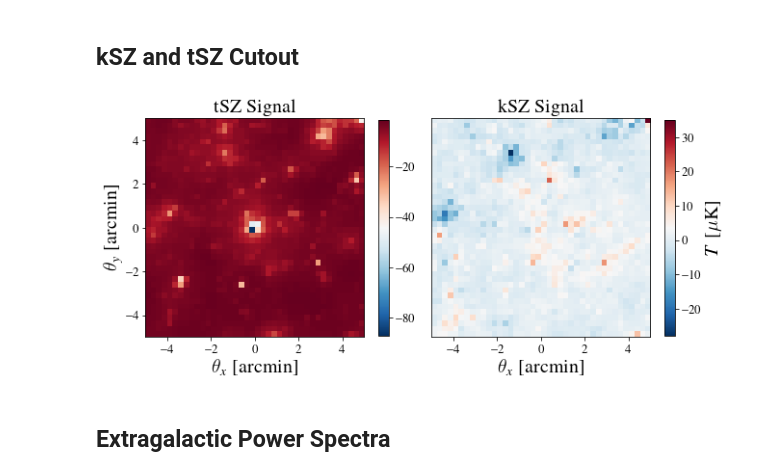
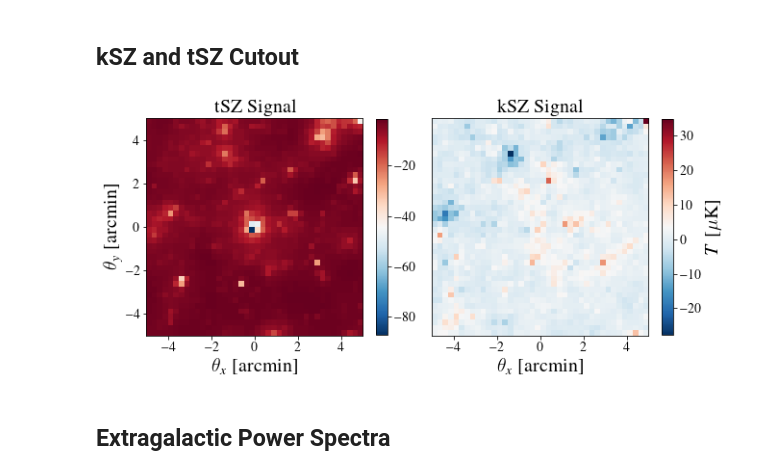
Before and after one commit to s6kelevy/cmb_lensing, a Jupyter notebook: chapter3.ipynb, the cells around one changed output. Saved outputs shown, nothing was run; the diff lists cells and outputs as text; code cells hidden in the pictures.

```diff
--- a/chapter3.ipynb
+++ b/chapter3.ipynb
@@ -11,6 +11,9 @@ from matplotlib import rc;rc('text', usetex=True);rc('font', weight='bold');matp
 rcParams['font.family'] = 'serif'
 rc('text.latex',preamble=r'\usepackage{/Volumes/Extreme_SSD/codes/master_thesis/code/configs/apjfonts}')
 from matplotlib.lines import Line2D
+sz_ft = 20
+sz_lb = 14
+color_arr = ['indigo', 'royalblue', 'lightseagreen', 'darkgreen', 'goldenrod', 'darkred']
 from cosmo import CosmoCalc
 import sims
 import tools
@@ -92,30 +93,29 @@ ksz_cutout = ksz_cutouts[1]
 # %%
 _, extent = tools.make_grid(map_params)
 fig, axarr = plt.subplots(1,2, figsize=(9,9))
-sz = 20
 
 im0 = axarr[0].imshow(tsz_cutout, extent = extent, cmap = cm.RdBu_r)
-cb0 = fig.colorbar(im0, ax = axarr[0], shrink = 0.345)
-cb0.ax.tick_params(labelsize=sz-7)
-axarr[0].set_xlabel(r'$\theta_x\ $'+'[arcmin]', fontsize = sz)
-axarr[0].set_ylabel(r'$\theta_y\ $'+'[arcmin]', fontsize = sz)
-axarr[0].set_title('tSZ Signal', fontsize = sz)
-axarr[0].tick_params(labelsize = sz-7)
+cb0 = fig.colorbar(im0, ax = axarr[0], shrink = 0.347)
+cb0.ax.tick_params(labelsize=sz_lb)
+axarr[0].set_xlabel(r'$\theta_x\ $'+'[arcmin]', fontsize = sz_ft)
+axarr[0].set_ylabel(r'$\theta_y\ $'+'[arcmin]', fontsize = sz_ft)
+axarr[0].set_title('tSZ Signal', fontsize = sz_ft)
+axarr[0].tick_params(labelsize = sz_lb)
 
 im1 = axarr[1].imshow(ksz_cutout, extent = extent, cmap = cm.RdBu_r)
-cb1 = fig.colorbar(im1, ax = axarr[1], shrink = 0.345)
-cb1.set_label(label=r'$T \ [\mu$'+'K]', size=sz)
-cb1.ax.tick_params(labelsize=sz-7)
-axarr[1].set_xlabel(r'$\theta_x\ $'+'[arcmin]', fontsize = sz)
-axarr[1].set_ylabel(r'$\theta_y\ $'+'[arcmin]', fontsize = sz)
-axarr[1].set_title('kSZ Signal', fontsize = sz)
+cb1 = fig.colorbar(im1, ax = axarr[1], shrink = 0.347)
+cb1.set_label(label=r'$T \ [\mu$'+'K]', size=sz_ft)
+cb1.ax.tick_params(labelsize=sz_lb)
+axarr[1].set_xlabel(r'$\theta_x\ $'+'[arcmin]', fontsize = sz_ft)
+axarr[1].set_ylabel(r'$\theta_y\ $'+'[arcmin]', fontsize = sz_ft)
+axarr[1].set_title('kSZ Signal', fontsize = sz_ft)
 axarr[1].get_yaxis().set_visible(False)
-axarr[1].tick_params(labelsize = sz-7)
+axarr[1].tick_params(labelsize = sz_lb)
 
 fig.tight_layout(pad=0)
-fig.savefig('/Volumes/Extreme_SSD/codes/master_thesis/code/figures/tSZ_kSZ_cutout.eps', bbox_inches = 'tight')
+fig.savefig('/Volumes/Extreme_SSD/codes/master_thesis/code/figures/tSZ_kSZ_cutout.eps', dpi = 200, bbox_inches = 'tight')
 # %% [output]
-[figure, old version]
+[figure, new version]
 # %% [markdown]
 ## Extragalactic Power Spectra
 # %%
```
Also changed, not shown: parts of 4 cells of this notebook, 9 other files.
